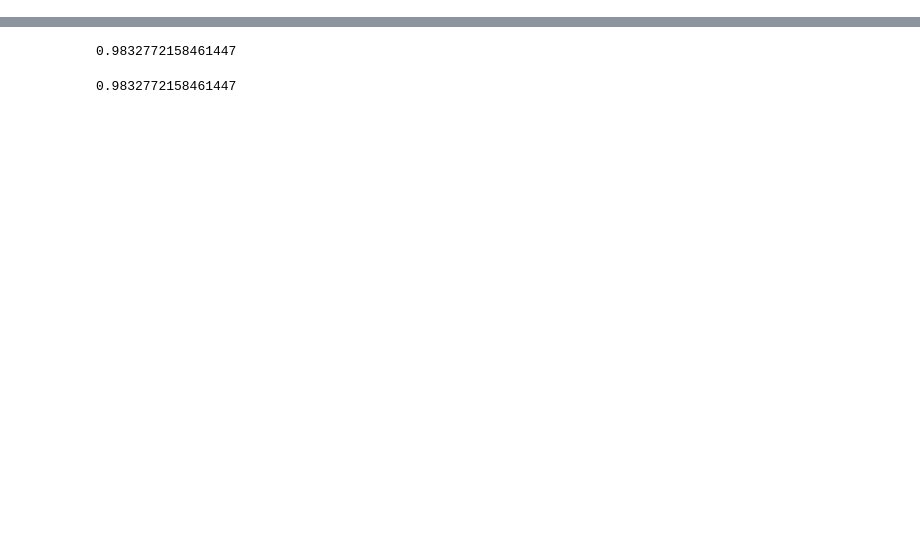
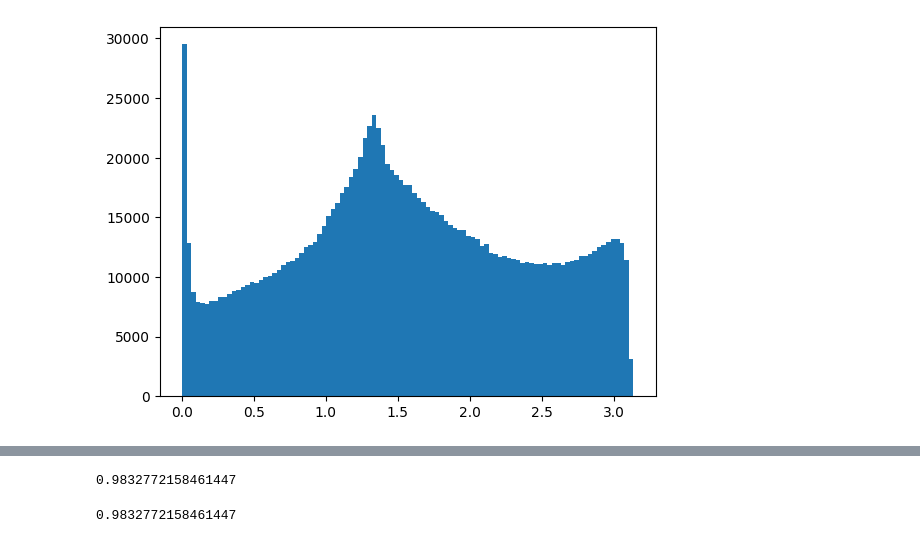
Before and after one commit to Anjum48/icecube-neutrinos-in-deep-ice, a Jupyter notebook: notebooks/stacking.ipynb, the cells around one changed output, grey strips where cells are left out. Cells and saved outputs as stored; diff of their text form; code cells hidden in the pictures; blank space fills up the shorter version.

```diff
--- a/notebooks/stacking.ipynb
+++ b/notebooks/stacking.ipynb
@@ -121,0 +151,4 @@ def scorer(weights=None, v2=False):
+# %%
+plt.hist(zen_final, bins=100);
+# %% [output]
+[figure, added]
```
Also changed, not shown: parts of 14 cells of this notebook.
